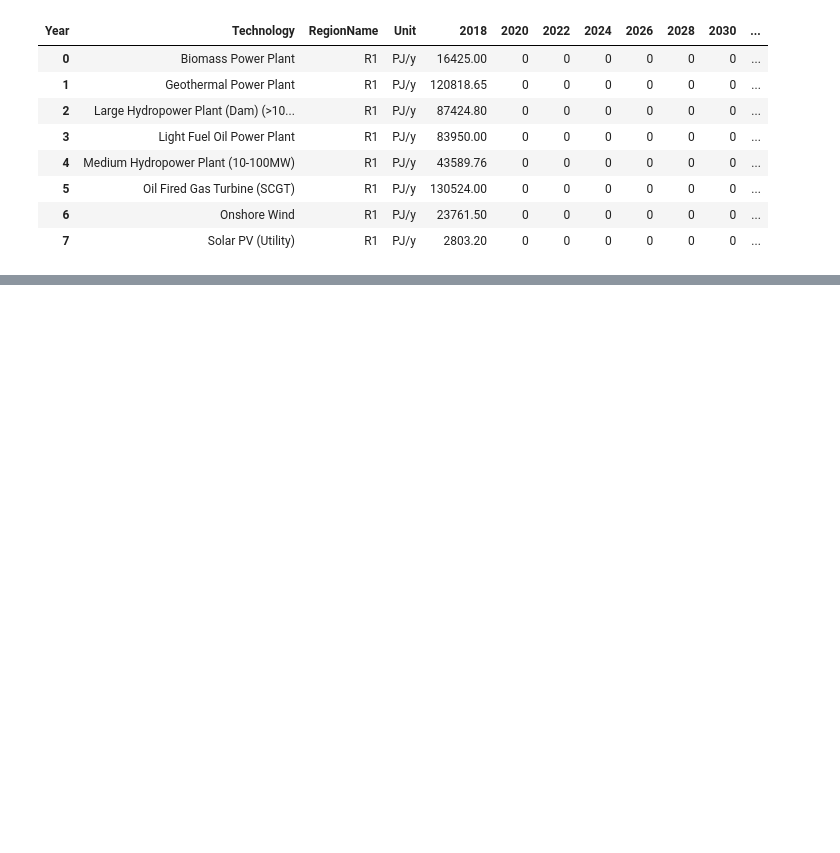
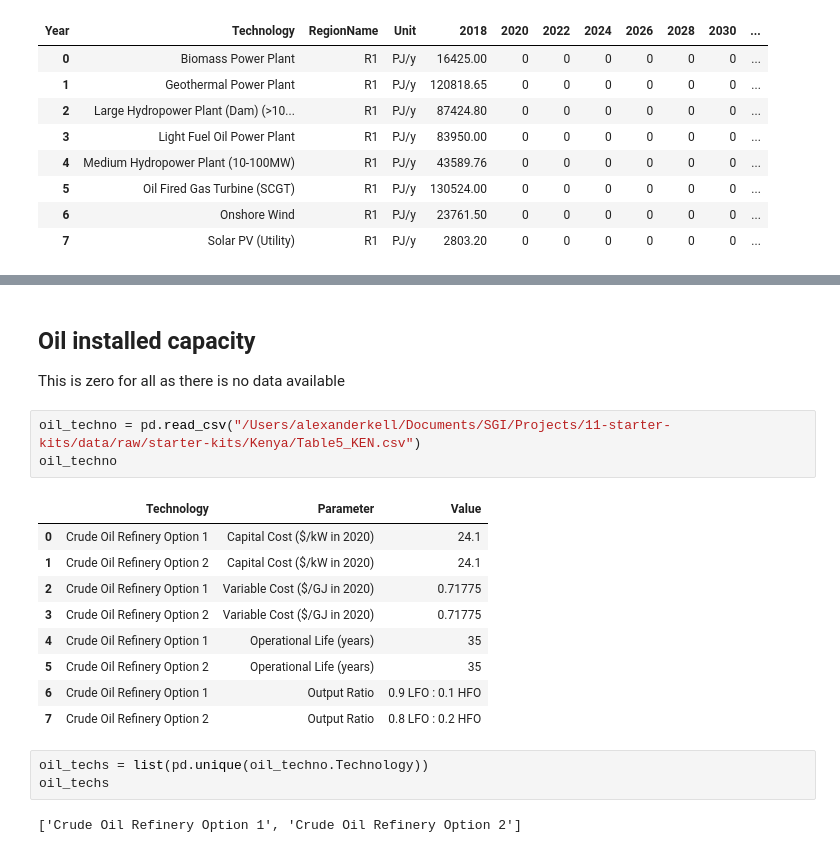
Before and after one commit to ClimateCompatibleGrowth/MUSE-starter-kits-converter, a Jupyter notebook: notebooks/1.0-ajmk-installed-capacity.ipynb, the cells around one changed output, grey strips where cells are left out. Cells and saved outputs as stored; diff of their text form; blank space fills up the shorter version.

```diff
--- a/notebooks/1.0-ajmk-installed-capacity.ipynb
+++ b/notebooks/1.0-ajmk-installed-capacity.ipynb
@@ -151,0 +163,22 @@ muse_installed_capacity.to_csv("~/Desktop/done.csv")
+# %% [markdown]
+## Oil installed capacity
+
+This is zero for all as there is no data available
+# %%
+oil_techno = pd.read_csv("/Users/alexanderkell/Documents/SGI/Projects/11-starter-kits/data/raw/starter-kits/Kenya/Table5_KEN.csv")
+oil_techno
+# %% [output]
+|  | Technology | Parameter | Value |
+| 0 | Crude Oil Refinery Option 1 | Capital Cost ($/kW in 2020) | 24.1 |
+| 1 | Crude Oil Refinery Option 2 | Capital Cost ($/kW in 2020) | 24.1 |
+| 2 | Crude Oil Refinery Option 1 | Variable Cost ($/GJ in 2020) | 0.71775 |
+| 3 | Crude Oil Refinery Option 2 | Variable Cost ($/GJ in 2020) | 0.71775 |
+| 4 | Crude Oil Refinery Option 1 | Operational Life (years) | 35 |
+| 5 | Crude Oil Refinery Option 2 | Operational Life (years) | 35 |
+| 6 | Crude Oil Refinery Option 1 | Output Ratio | 0.9 LFO : 0.1 HFO |
+| 7 | Crude Oil Refinery Option 2 | Output Ratio | 0.8 LFO : 0.2 HFO |
+# %%
+oil_techs = list(pd.unique(oil_techno.Technology))
+oil_techs
+# %% [output]
+['Crude Oil Refinery Option 1', 'Crude Oil Refinery Option 2']
```
Also changed, not shown: parts of 3 cells of this notebook, 46 other files.
